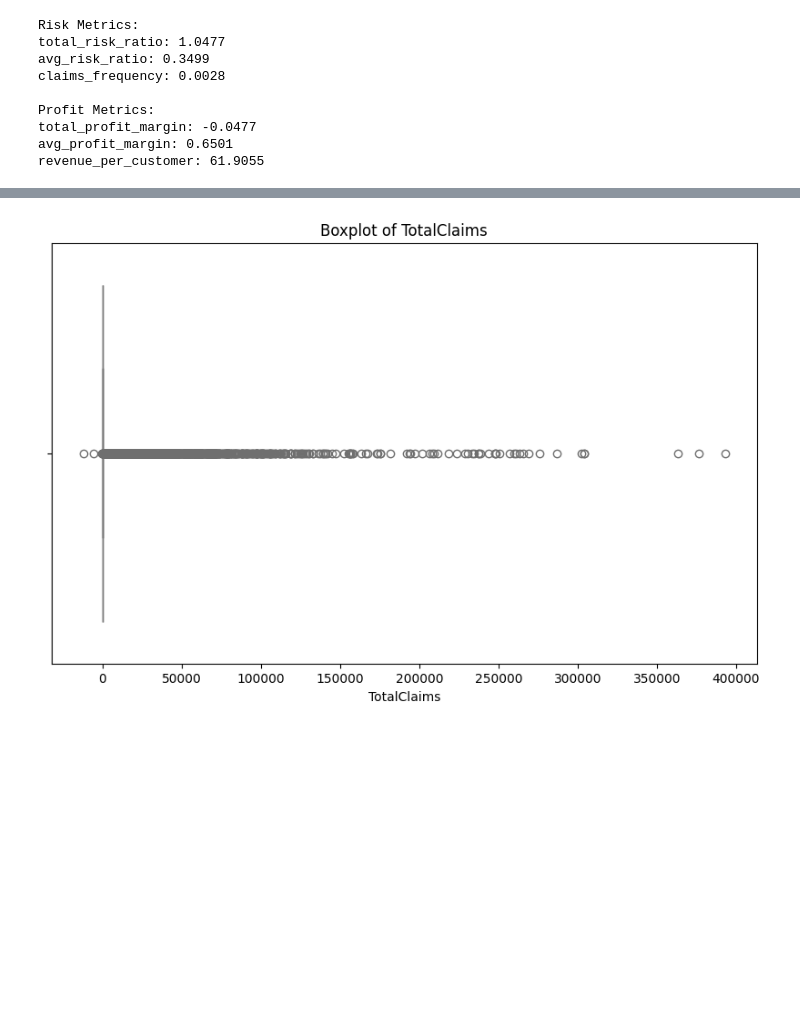
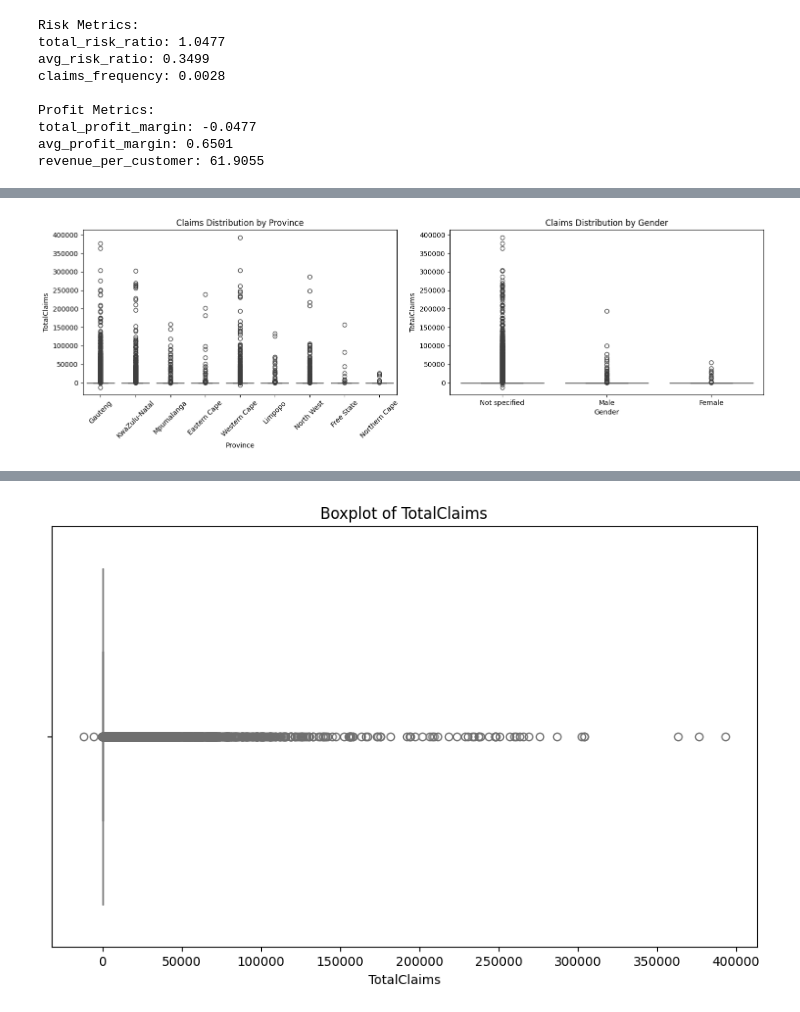
Before and after one commit to YonInsights/AlphaCare-Insurance-Analysis, a Jupyter notebook: notebooks/AB_Hypothesis_Testing.ipynb, the cells around one changed output, grey strips where cells are left out. Cells and saved outputs as stored; diff of their text form; code cells hidden in the pictures; blank space fills up the shorter version.

Commit message:
Visualize risk distribution by province

```diff
--- a/notebooks/AB_Hypothesis_Testing.ipynb
+++ b/notebooks/AB_Hypothesis_Testing.ipynb
@@ -70,0 +158,19 @@ revenue_per_customer: 61.9055
+# %%
+# Visualize distributions
+plt.figure(figsize=(15, 5))
+
+# Province distribution
+plt.subplot(1, 2, 1)
+sns.boxplot(data=data, x='Province', y='TotalClaims')
+plt.title('Claims Distribution by Province')
+plt.xticks(rotation=45)
+
+# Gender distribution
+plt.subplot(1, 2, 2)
+sns.boxplot(data=data, x='Gender', y='TotalClaims')
+plt.title('Claims Distribution by Gender')
+
+plt.tight_layout()
+plt.show()
+# %% [output]
+[figure, added]
```
Also changed, not shown: parts of 7 cells of this notebook, 1 other file.
